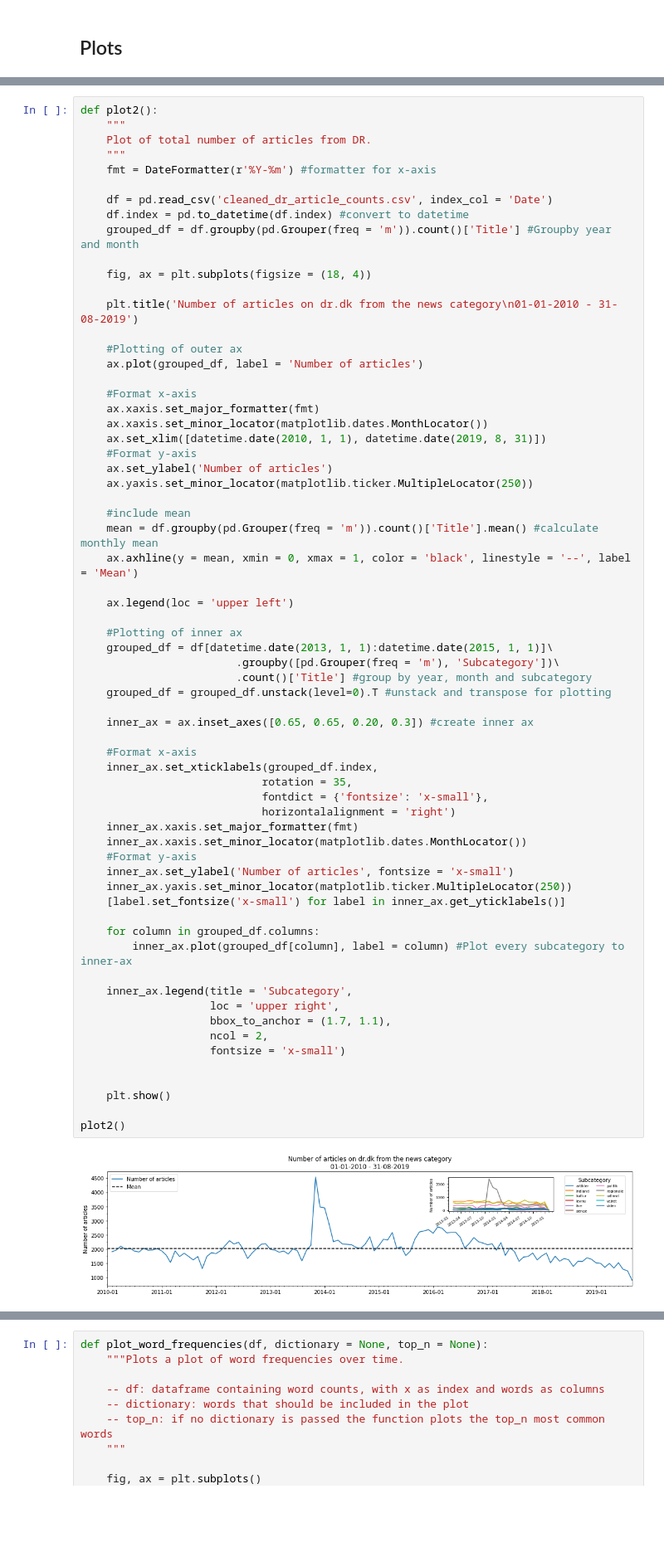
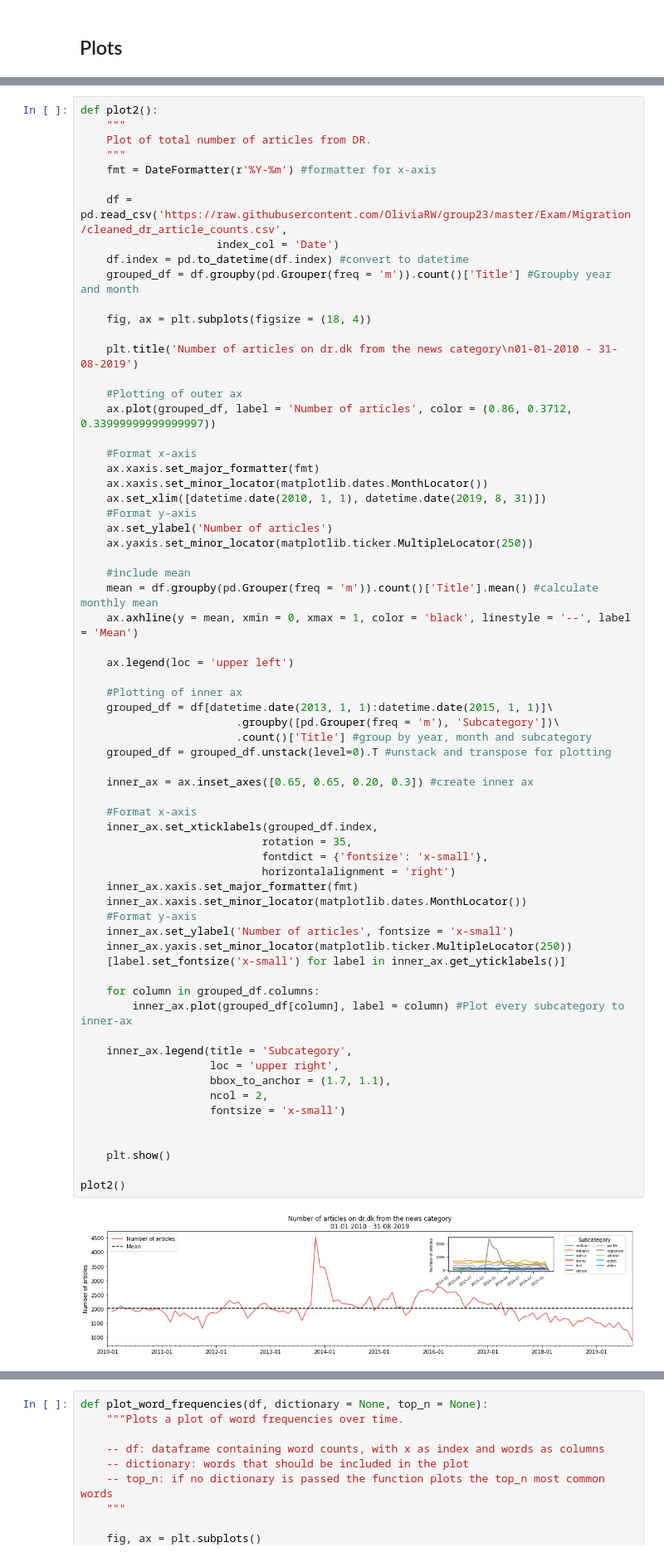
Before and after one commit to OliviaRW/group23, a Jupyter notebook: Exam/Migration/Migration scripts.ipynb, the cells around one changed output, grey strips where cells are left out. Shown at 83% size. Drawn from its saved outputs; the diff is of its cells as text; blank space fills up the shorter version.

```diff
--- a/Exam/Migration/Migration scripts.ipynb
+++ b/Exam/Migration/Migration scripts.ipynb
@@ -657,7 +673,8 @@ def plot2():
     """
     fmt = DateFormatter(r'%Y-%m') #formatter for x-axis
 
-    df = pd.read_csv('cleaned_dr_article_counts.csv', index_col = 'Date')
+    df = pd.read_csv('https://raw.githubusercontent.com/OliviaRW/group23/master/Exam/Migration/cleaned_dr_article_counts.csv',
+                     index_col = 'Date')
     df.index = pd.to_datetime(df.index) #convert to datetime
     grouped_df = df.groupby(pd.Grouper(freq = 'm')).count()['Title'] #Groupby year and month
 
@@ -666,7 +683,7 @@ def plot2():
     plt.title('Number of articles on dr.dk from the news category\n01-01-2010 - 31-08-2019')
 
     #Plotting of outer ax
-    ax.plot(grouped_df, label = 'Number of articles')
+    ax.plot(grouped_df, label = 'Number of articles', color = (0.86, 0.3712, 0.33999999999999997))
 
     #Format x-axis
     ax.xaxis.set_major_formatter(fmt)
@@ -689,34 +706,34 @@ def plot2():
     grouped_df = grouped_df.unstack(level=0).T #unstack and transpose for plotting
 
     inner_ax = ax.inset_axes([0.65, 0.65, 0.20, 0.3]) #create inner ax
 
     #Format x-axis
     inner_ax.set_xticklabels(grouped_df.index,
                             rotation = 35,
                             fontdict = {'fontsize': 'x-small'},
                             horizontalalignment = 'right')
     inner_ax.xaxis.set_major_formatter(fmt)
     inner_ax.xaxis.set_minor_locator(matplotlib.dates.MonthLocator())
     #Format y-axis
     inner_ax.set_ylabel('Number of articles', fontsize = 'x-small')
     inner_ax.yaxis.set_minor_locator(matplotlib.ticker.MultipleLocator(250))
     [label.set_fontsize('x-small') for label in inner_ax.get_yticklabels()]
 
     for column in grouped_df.columns:
         inner_ax.plot(grouped_df[column], label = column) #Plot every subcategory to inner-ax
 
     inner_ax.legend(title = 'Subcategory',
                     loc = 'upper right',
                     bbox_to_anchor = (1.7, 1.1),
                     ncol = 2,
                     fontsize = 'x-small')
 
 
     plt.show()
 
 plot2()
 # %% [output]
-[figure, old version]
+[figure, new version]
 # %%
 def plot3():
     """
```
Also changed, not shown: parts of 27 cells of this notebook, 26 other files.
